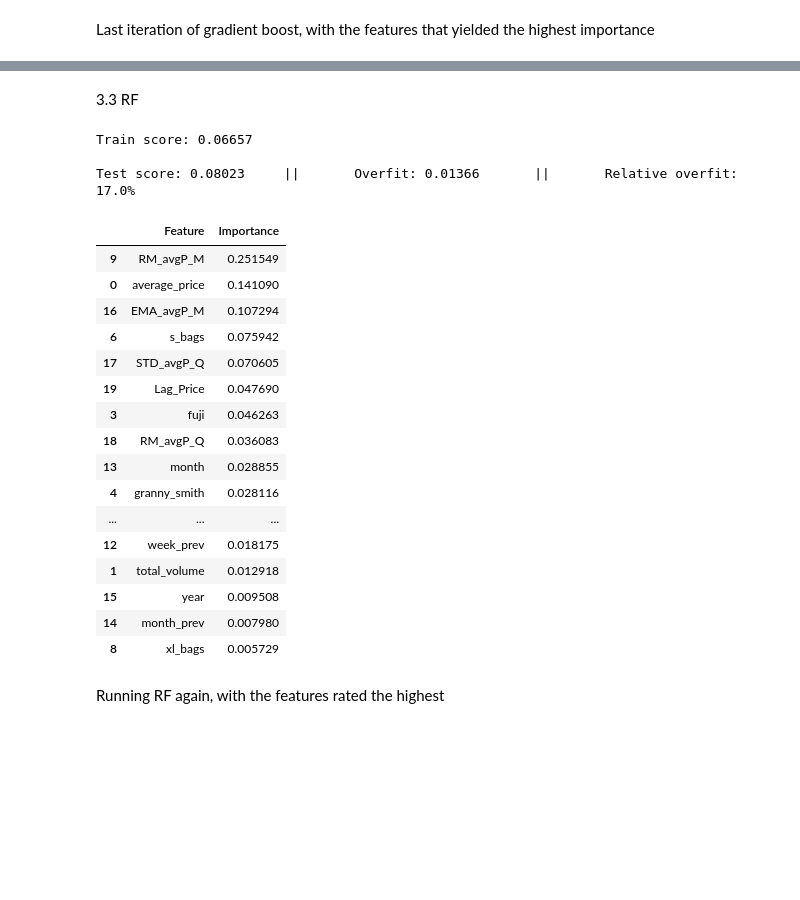
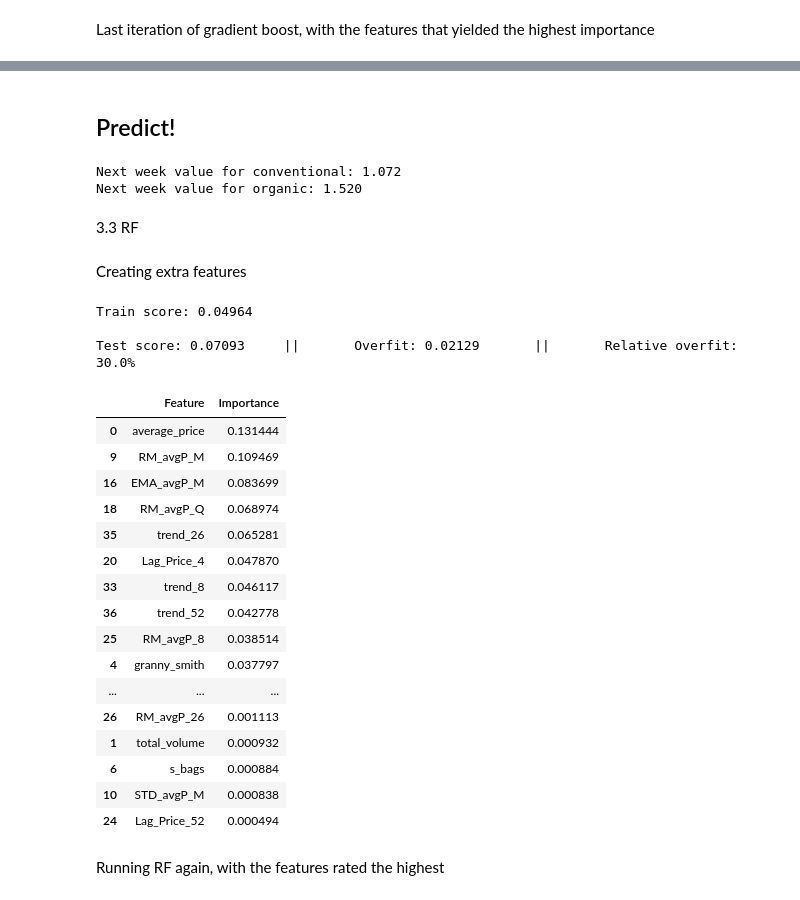
Before and after one commit to marcelomoraiscloser/apple_price, a Jupyter notebook: ApplePricePredictor.ipynb, the cells around one changed output, grey strips where cells are left out. Cells and saved outputs as stored; diff of their text form; code cells hidden in the pictures; blank space fills up the shorter version.

```diff
--- a/ApplePricePredictor.ipynb
+++ b/ApplePricePredictor.ipynb
@@ -889,2 +925,17 @@ Test score: 0.05768     ||       Overfit: 0.00679       ||       Relative overfi
+# %% [markdown]
+## Predict!
+# %%
+last_row = df_conv.tail(1)
+pred_XGBR = best_XGBR_conv.predict(last_row[numeric_features_used])
+print(f'Next week value for conventional: {pred_XGBR[0]:,.3f}')
+#
+last_row = df_org.tail(1)
+pred_XGBR = best_XGBR_org.predict(last_row[numeric_features_used])
+print(f'Next week value for organic: {pred_XGBR[0]:,.3f}')
+# %% [output]
+Next week value for conventional: 1.072
+Next week value for organic: 1.520
 # %% [markdown]
 3.3 RF
+# %% [markdown]
+Creating extra features
@@ -910,10 +1010,28 @@ numeric_features_used = [
     'EMA_avgP_M',
     'STD_avgP_Q',
     'RM_avgP_Q',
-    'Lag_Price',
+    'Lag_Price_1',
+    'Lag_Price_4',
+    'Lag_Price_8',
+    'Lag_Price_13',
+    'Lag_Price_26',
+    'Lag_Price_52',
+    'RM_avgP_8',
+    'RM_avgP_26',
+    'RM_avgP_52',
+    'ratio_gala',
+    'ratio_fuji',
+    'ratio_granny',
+    'ratio_bags',
+    'trend_M',
+    'trend_8',
+    'trend_Q',
+    'trend_26',
+    'trend_52',
+    'trend_EMA',
 ]
 
-columns_to_imput = ['STD_avgP_M', 'STD_avgP_Q', 'Lag_Price']
+columns_to_imput = ['STD_avgP_M', 'STD_avgP_Q', 'Lag_Price_1', 'Lag_Price_4', 'Lag_Price_8', 'Lag_Price_13', 'Lag_Price_13', 'Lag_Price_26', 'Lag_Price_52']
 knn_imputer(df_conv, columns_to_imput, 5)
 
 df_conv_train = df_conv.loc[df_conv['date'] < split_date].copy().reset_index(drop=True)
@@ -921,8 +1039,6 @@ df_conv_test = df_conv.loc[df_conv['date'] >= split_date].copy().reset_index(dro
 
 train_X, test_X = df_conv_train[numeric_features_used], df_conv_test[numeric_features_used]
 train_Y, test_Y = df_conv_train['target'], df_conv_test['target']
-#train_X = train_X.values
-#train_Y = train_Y.values
 # %%
 def print_score2(model, train_X, train_Y, test_X, test_Y):
     preds_train = model.predict(train_X)
@@ -957,37 +1073,37 @@ grid = GridSearchCV(
 
 # Fit the model with training data (you may need to adjust the data)
 grid.fit(train_X, train_Y)
-best_model = grid.best_estimator_
+best_RF_conv = grid.best_estimator_
 
-print_score2(best_model, train_X, train_Y, test_X, test_Y)
+print_score2(best_RF_conv, train_X, train_Y, test_X, test_Y)
 # %% [output]
-Train score: 0.06657
+Train score: 0.04964
 
-Test score: 0.08023     ||       Overfit: 0.01366       ||       Relative overfit: 17.0%
+Test score: 0.07093     ||       Overfit: 0.02129       ||       Relative overfit: 30.0%
 # %%
-feature_importances = best_model.feature_importances_
+feature_importances = best_RF_conv.feature_importances_
 
 feature_importance_df = pd.DataFrame({'Feature': numeric_features_used, 'Importance': feature_importances})
 feature_importance_df = feature_importance_df.sort_values(by='Importance', ascending=False)
 
 feature_importance_df
 # %% [output]
 |  | Feature | Importance |
-| 9 | RM_avgP_M | 0.251549 |
-| 0 | average_price | 0.141090 |
-| 16 | EMA_avgP_M | 0.107294 |
-| 6 | s_bags | 0.075942 |
-| 17 | STD_avgP_Q | 0.070605 |
-| 19 | Lag_Price | 0.047690 |
-| 3 | fuji | 0.046263 |
-| 18 | RM_avgP_Q | 0.036083 |
-| 13 | month | 0.028855 |
-| 4 | granny_smith | 0.028116 |
+| 0 | average_price | 0.131444 |
+| 9 | RM_avgP_M | 0.109469 |
+| 16 | EMA_avgP_M | 0.083699 |
+| 18 | RM_avgP_Q | 0.068974 |
+| 35 | trend_26 | 0.065281 |
+| 20 | Lag_Price_4 | 0.047870 |
+| 33 | trend_8 | 0.046117 |
+| 36 | trend_52 | 0.042778 |
+| 25 | RM_avgP_8 | 0.038514 |
+| 4 | granny_smith | 0.037797 |
 | ... | ... | ... |
-| 12 | week_prev | 0.018175 |
-| 1 | total_volume | 0.012918 |
-| 15 | year | 0.009508 |
-| 14 | month_prev | 0.007980 |
-| 8 | xl_bags | 0.005729 |
+| 26 | RM_avgP_26 | 0.001113 |
+| 1 | total_volume | 0.000932 |
+| 6 | s_bags | 0.000884 |
+| 10 | STD_avgP_M | 0.000838 |
+| 24 | Lag_Price_52 | 0.000494 |
 # %% [markdown]
 Running RF again, with the features rated the highest
```
Also changed, not shown: parts of 51 cells of this notebook.
